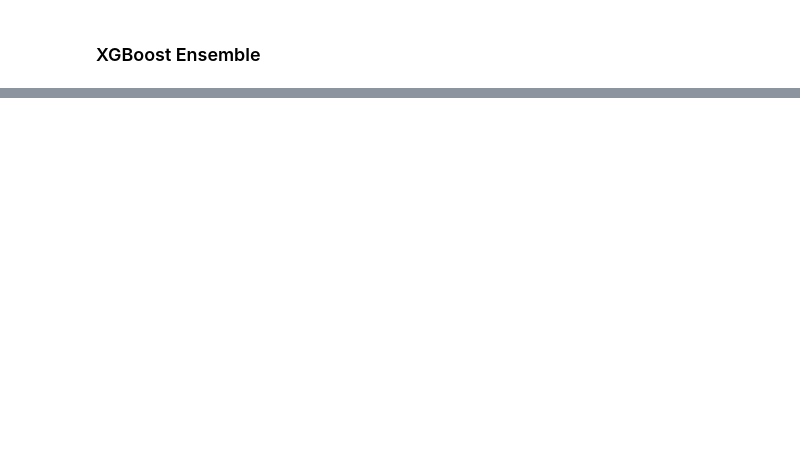
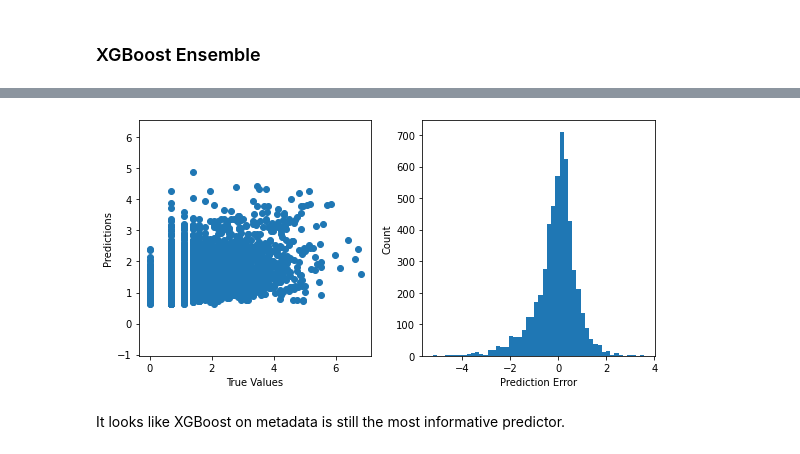
Before and after one commit to thegrandblooms/Information_Propagation_Analysis, a Jupyter notebook: Information Propagation Analysis.ipynb, the cells around one changed output, grey strips where cells are left out. Cells and saved outputs as stored; diff of their text form; code cells hidden in the pictures; blank space fills up the shorter version.

```diff
--- a/Information Propagation Analysis.ipynb
+++ b/Information Propagation Analysis.ipynb
@@ -1262,5 +599,0 @@ optimize = 'neg_root_mean_squared_error'
-# %%
-eval_metric = ["rmse","mae"]
-
-XGB2 = xgboost.XGBRegressor(objective='reg:squarederror', eval_metric=eval_metric, early_stopping_rounds=6)
-XGBhist2 = XGB2.fit(X_train2, y_train2, eval_set=eval_set, )
@@ -1831,0 +609,31 @@ def plot_prediction(test_labels, test_predictions):
+# %%
+# Collect Training Set Predictions
+train_meta_pred = XGB_meta.predict(X_train[['followers', 'lists']]);
+train_bow_pred = XGB_bow.predict(X_train.filter(regex='_BOW'));
+train_emb_pred = XGB_emb.predict(X_train.filter(regex='_EMB'));
+train_top_pred = XGB_top.predict(X_train.filter(regex='_TOP'));
+
+# Collect Validation Set Predictions
+val_meta_pred = XGB_meta.predict(X_val[['followers', 'lists']]);
+val_bow_pred = XGB_bow.predict(X_val.filter(regex='_BOW'));
+val_emb_pred = XGB_emb.predict(X_val.filter(regex='_EMB'));
+val_top_pred = XGB_top.predict(X_val.filter(regex='_TOP'));
+
+# Aggregate Training and validation Set Predictions
+X_train_XGB_preds = pd.DataFrame([train_meta_pred, train_bow_pred, train_emb_pred, train_top_pred]).transpose()
+X_val_XGB_preds = pd.DataFrame([val_meta_pred, val_bow_pred, val_emb_pred, val_top_pred]).transpose()
+
+# Linear Regression Ensemble Prediction
+linreg = LinearRegression().fit(X_train_XGB_preds, y_train)
+linreg_ensemble_pred = linreg.predict(X_val_XGB_preds); linreg_e_rmse = np.sqrt(MSE(y_val, linreg_ensemble_pred)); print("LR RMSE : % f" %(linreg_e_rmse))
+
+# XGBoost model, training on training predictions and y, then validating with val predictions from previous models
+start = datetime.datetime.now(); progress = dict()
+eval_set = [(X_val_XGB_preds, y_val)]; val_metric = ["rmse"]
+XGB_ensemble = xgboost.XGBRegressor(objective='reg:squarederror', early_stopping_rounds=10)
+XGBhist_ensemble = XGB_ensemble.fit(X_train_XGB_preds, y_train, eval_metric=eval_metric, eval_set=eval_set)
+end = datetime.datetime.now(); elapsed = end-start
+
+# Report
+print('Training took a total of {}'.format(elapsed))
+ens_val_pred = XGB_ensemble.predict(X_val_XGB_preds); rmse = np.sqrt(MSE(y_val, ens_val_pred)); print("XGB RMSE : % f" %(rmse))
@@ -1831,0 +680,6 @@ def plot_prediction(test_labels, test_predictions):
+# %%
+plot_prediction(y_val, ens_val_pred) # val_meta_pred, val_emb_pred, val_emb_pred, val_top_pred
+# %% [output]
+[figure, added]
+# %% [markdown]
+It looks like XGBoost on metadata is still the most informative predictor.
```
Also changed, not shown: parts of 208 cells of this notebook, 1 other file.
